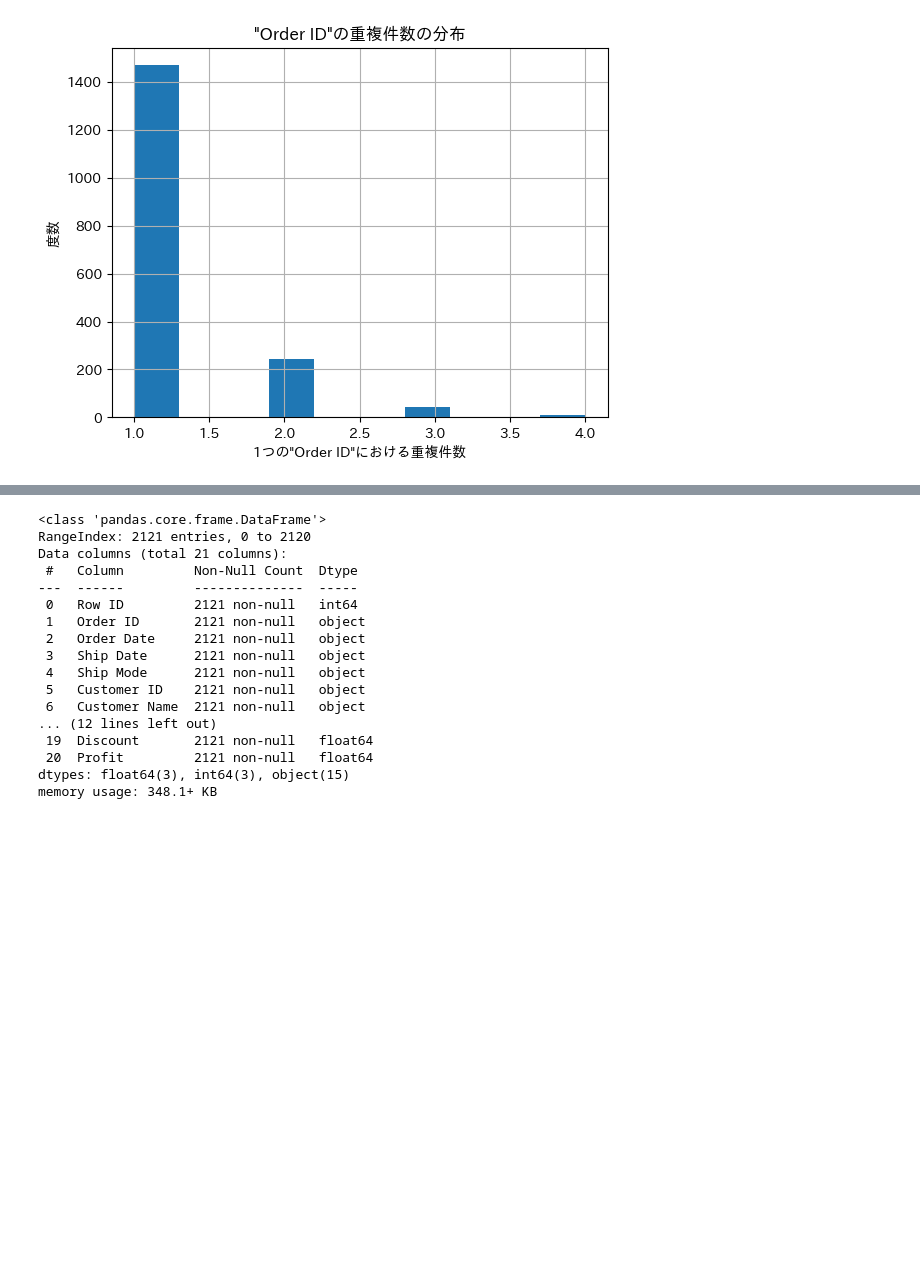
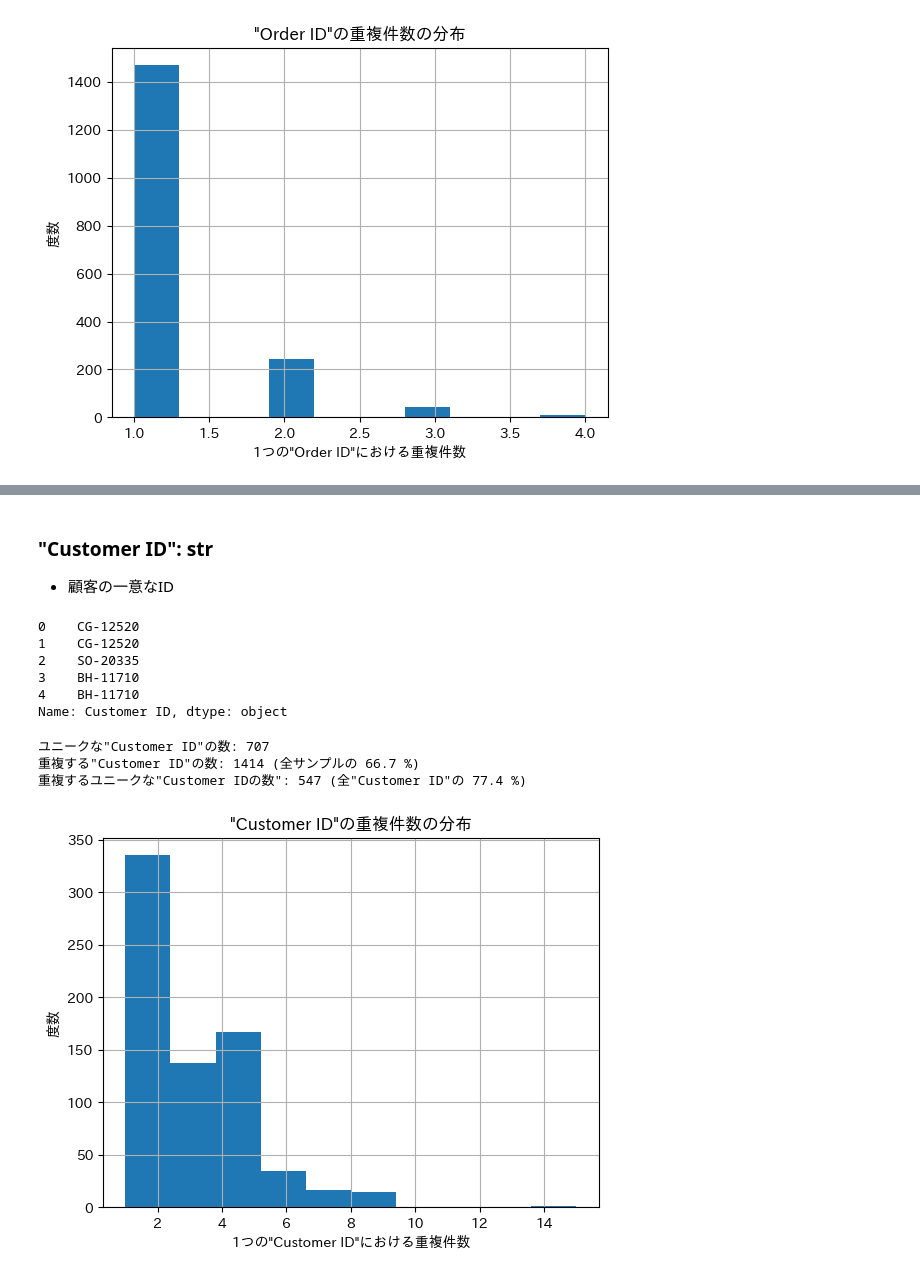
Before and after one commit to fujita-k-7y/portfolios, a Jupyter notebook: sales_dashboard/notebook/データ確認.ipynb, the cells around one changed output, grey strips where cells are left out. Saved outputs shown, nothing was run; the diff lists cells and outputs as text; code cells hidden in the pictures; blank space fills up the shorter version.

```diff
--- a/sales_dashboard/notebook/データ確認.ipynb
+++ b/sales_dashboard/notebook/データ確認.ipynb
@@ -196,20 +280,39 @@ Name: Order Date, dtype: object
-# %%
-df_raw.info()
-# %% [output]
-<class 'pandas.core.frame.DataFrame'>
-RangeIndex: 2121 entries, 0 to 2120
-Data columns (total 21 columns):
- #   Column         Non-Null Count  Dtype
----  ------         --------------  -----
- 0   Row ID         2121 non-null   int64
- 1   Order ID       2121 non-null   object
- 2   Order Date     2121 non-null   object
- 3   Ship Date      2121 non-null   object
- 4   Ship Mode      2121 non-null   object
- 5   Customer ID    2121 non-null   object
- 6   Customer Name  2121 non-null   object
-... (12 lines left out)
- 19  Discount       2121 non-null   float64
- 20  Profit         2121 non-null   float64
-dtypes: float64(3), int64(3), object(15)
-memory usage: 348.1+ KB
+# %% [markdown]
+### "Customer ID": str
+- 顧客の一意なID
+# %%
+# 先頭の5件を表示
+display(df_raw["Customer ID"].head())
+print()
+
+# ユニークな"Customer ID"の数
+unique_customer_id_count = df_raw["Customer ID"].nunique()
+print(f'ユニークな"Customer ID"の数: {unique_customer_id_count}')
+
+# 重複する"Customer ID"の数と割合
+duplicated_customer_id_count = df_raw["Customer ID"].duplicated().sum()   # 数
+duplicated_customer_id_proportion = '{:.1f}'.format(duplicated_customer_id_count / len(df_raw) * 100)   # 割合
+print(f'重複する"Customer ID"の数: {duplicated_customer_id_count} (全サンプルの {duplicated_customer_id_proportion} %)')
+
+# 重複するユニークな"Customer ID"の数と割合
+duplicated_unique_customer_id_count = (df_raw["Customer ID"].value_counts() > 1).sum()   # 数
+duplicated_unique_customer_id_proportion = '{:.1f}'.format(duplicated_unique_customer_id_count / unique_customer_id_count * 100)   # 割合
+print(f'重複するユニークな"Customer IDの数": {duplicated_unique_customer_id_count} (全"Customer ID"の {duplicated_unique_customer_id_proportion} %)')
+
+# "Customer ID"の重複件数の分布を可視化
+df_raw["Customer ID"].value_counts().hist()
+plt.title('"Customer ID"の重複件数の分布')
+plt.xlabel('1つの"Customer ID"における重複件数')
+plt.ylabel('度数')
+plt.show()
+# %% [output]
+0    CG-12520
+1    CG-12520
+2    SO-20335
+3    BH-11710
+4    BH-11710
+Name: Customer ID, dtype: object
+ユニークな"Customer ID"の数: 707
+重複する"Customer ID"の数: 1414 (全サンプルの 66.7 %)
+重複するユニークな"Customer IDの数": 547 (全"Customer ID"の 77.4 %)
+[figure, added]
```
Also changed, not shown: parts of 44 cells of this notebook.
